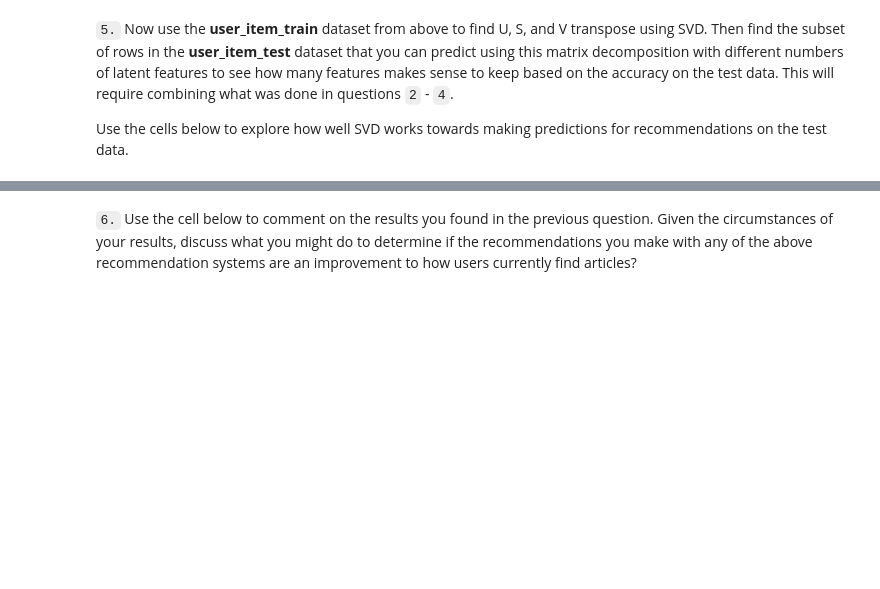
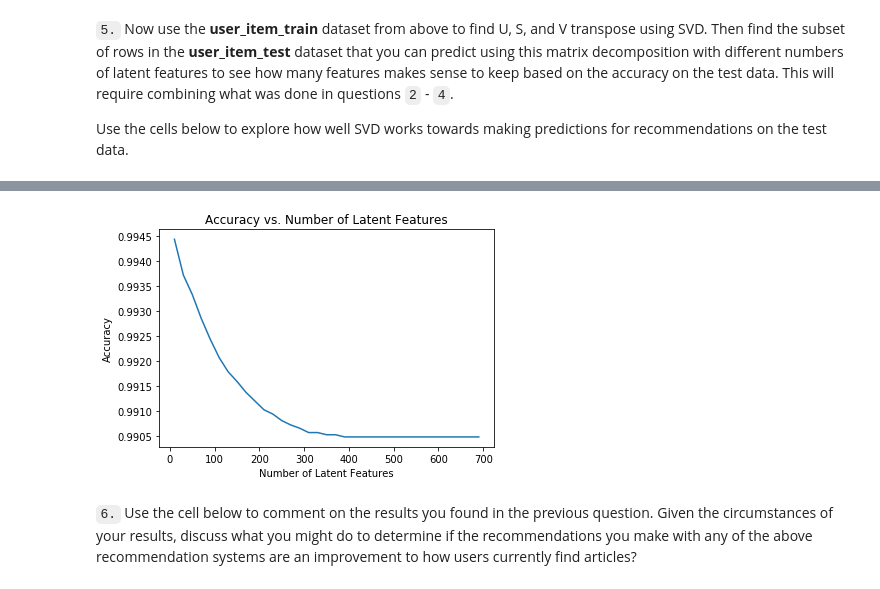
Before and after one commit to yxiang45/Recommendations_with_IBM, a Jupyter notebook: Recommendations_with_IBM.ipynb, the cells around one changed output, grey strips where cells are left out. Cells and saved outputs as stored; diff of their text form; code cells hidden in the pictures; blank space fills up the shorter version.

```diff
--- a/Recommendations_with_IBM.ipynb
+++ b/Recommendations_with_IBM.ipynb
@@ -818,3 +917,10 @@ u_train, s_train, vt_train = # fit svd similar to above then use the cells below
+# %%
+plt.plot(num_latent_feats, 1 - np.array(sum_errs_test)/df.shape[0]);
+plt.xlabel('Number of Latent Features');
+plt.ylabel('Accuracy');
+plt.title('Accuracy vs. Number of Latent Features');
+# %% [output]
+[figure, added]
 # %% [markdown]
 `6.` Use the cell below to comment on the results you found in the previous question. Given the circumstances of your results, discuss what you might do to determine if the recommendations you make with any of the above recommendation systems are an improvement to how users currently find articles?
 # %% [markdown]
```
Also changed, not shown: parts of 13 cells of this notebook.
